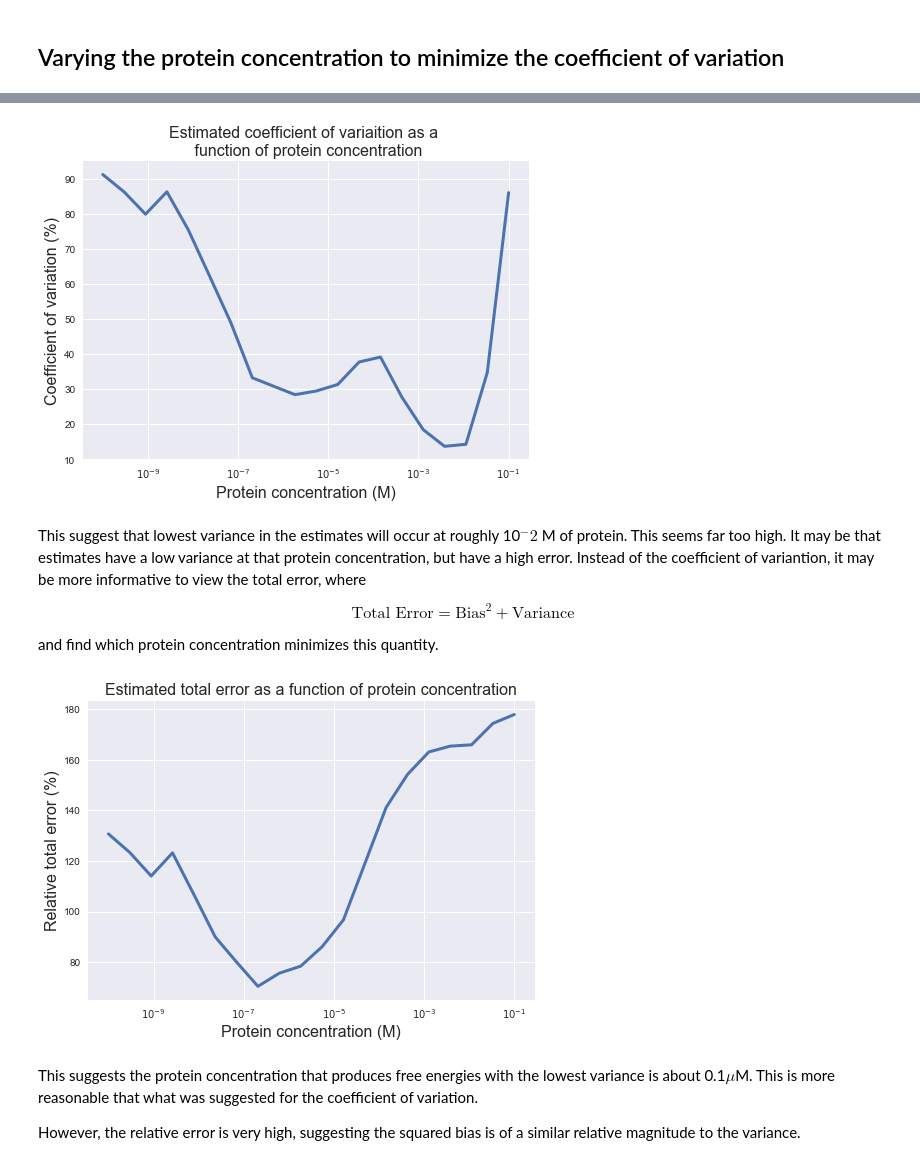
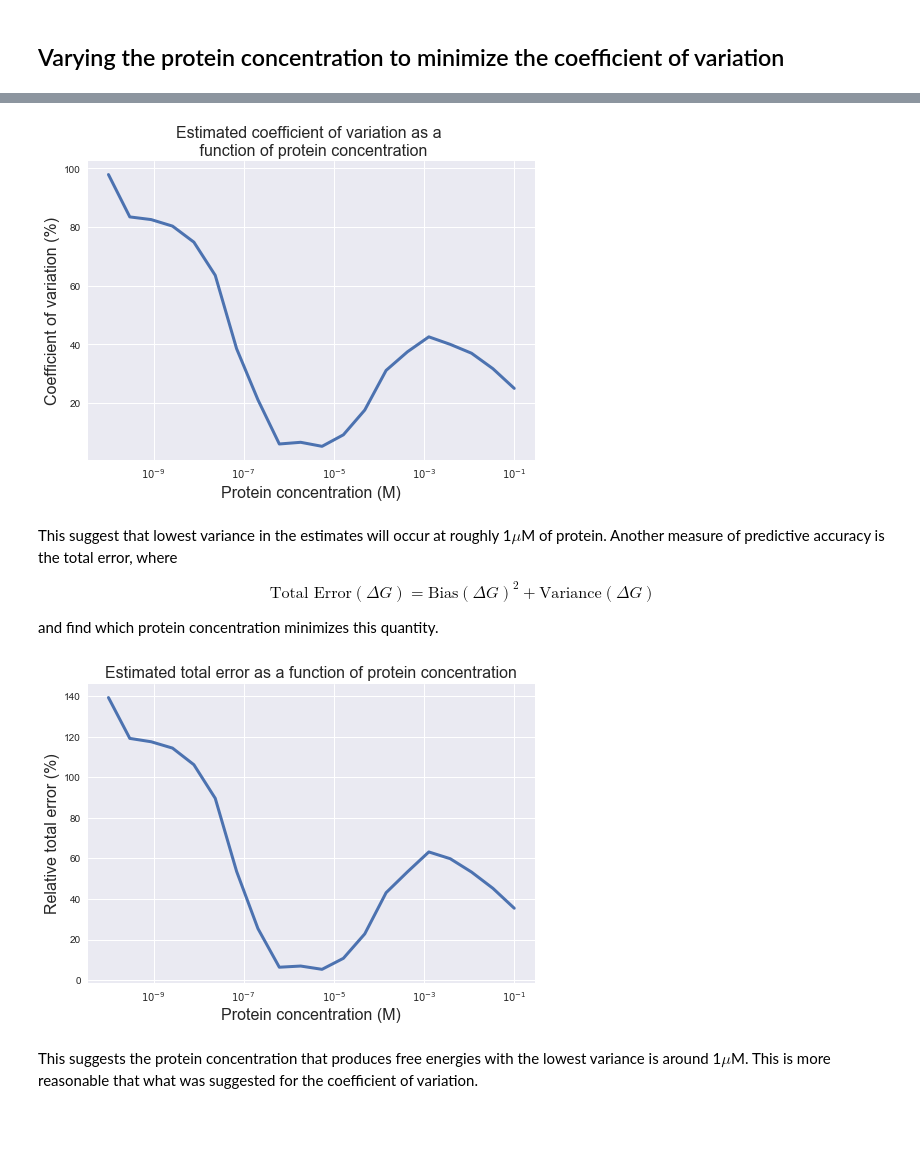
Before and after one commit to choderalab/assaytools, a Jupyter notebook: experimental_design/ExperimentalDesign.ipynb, the cells around one changed output, grey strips where cells are left out. Cells and saved outputs as stored; diff of their text form; code cells hidden in the pictures; blank space fills up the shorter version.

```diff
--- a/experimental_design/ExperimentalDesign.ipynb
+++ b/experimental_design/ExperimentalDesign.ipynb
@@ -118,8 +183,8 @@ L_total = 10 ** (np.linspace(-10, -5, num=12))
 P_totals =10 ** (np.linspace(-10, -1, num=20))
 
 # Number of times the fitting procedure will occur
-nposterior_samples = 100  # The number of parameter draws from the posterior
-nsamples = 10              # The number of repeated fluorescence draws for each posterior sample
+nposterior_samples = 50  # The number of parameter draws from the posterior
+nsamples = 50              # The number of repeated fluorescence draws for each posterior sample
 
 # Predict the coeffecient of variation, variance and bias for the ligand and protein concentrations
 (CV, Var, Bias2) = predict_assay_error(data, L_total, P_totals, nsamples, nposterior_samples, t_equil=t_equil, inner_filter=True, geometry='top')
@@ -128,15 +199,15 @@ nsamples = 10              # The number of repeated fluorescence draws for each
 # %%
 plt.semilogx(P_totals, CV, lw=3)
-plt.title('Estimated coefficient of variaition as a \n function of protein concentration', fontsize=16)
+plt.title('Estimated coefficient of variation as a \n function of protein concentration', fontsize=16)
 plt.xlabel('Protein concentration (M)', fontsize=16)
 plt.ylabel('Coefficient of variation (%)', fontsize=16)
 plt.show()
 # %% [output]
-[figure, old version]
+[figure, new version]
 # %% [markdown]
-This suggest that lowest variance in the estimates will occur at roughly 10$^-2$ M of protein. This seems far too high. It may be that estimates have a low variance at that protein concentration, but have a high error. Instead of the coefficient of variantion, it may be more informative to view the total error, where
+This suggest that lowest variance in the estimates will occur at roughly 1$\mu$M of protein. Another measure of predictive accuracy is the total error, where
 
-$$ \text{Total Error} = \text{Bias}^2 + \text{Variance} $$
+$$ \text{Total Error}(\Delta G) = \text{Bias}(\Delta G)^2 + \text{Variance}(\Delta G) $$
 
 and find which protein concentration minimizes this quantity.
 # %%
@@ -147,8 +218,6 @@ plt.xlabel('Protein concentration (M)', fontsize=16)
 plt.ylabel('Relative total error (%)', fontsize=16)
 plt.show()
 # %% [output]
-[figure, old version]
+[figure, new version]
 # %% [markdown]
-This suggests the protein concentration that produces free energies with the lowest variance is about 0.1$\mu$M. This is more reasonable that what was suggested for the coefficient of variation.
-
-However, the relative error is very high, suggesting the squared bias is of a similar relative magnitude to the variance.
+This suggests the protein concentration that produces free energies with the lowest variance is around 1$\mu$M. This is more reasonable that what was suggested for the coefficient of variation.
```
Also changed, not shown: parts of 15 cells of this notebook, 1 other file.
